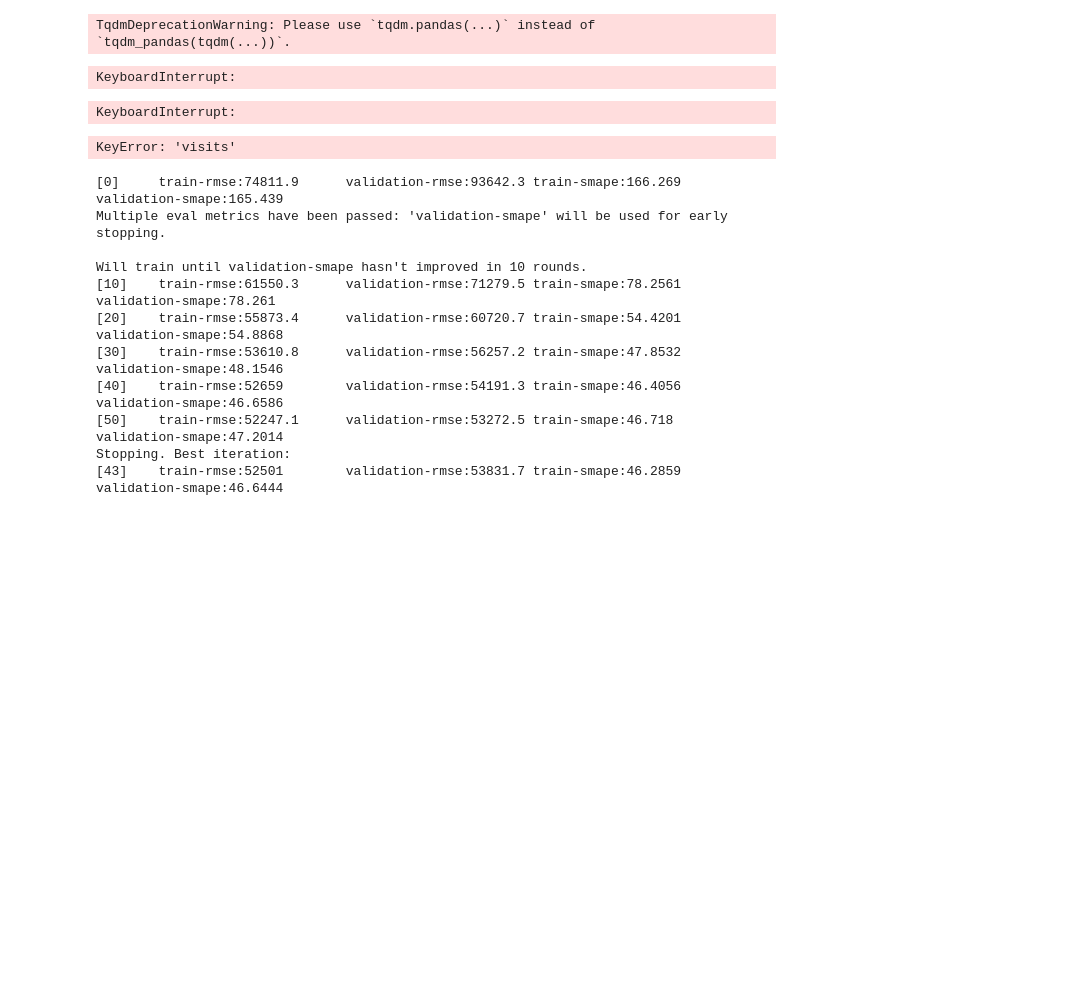
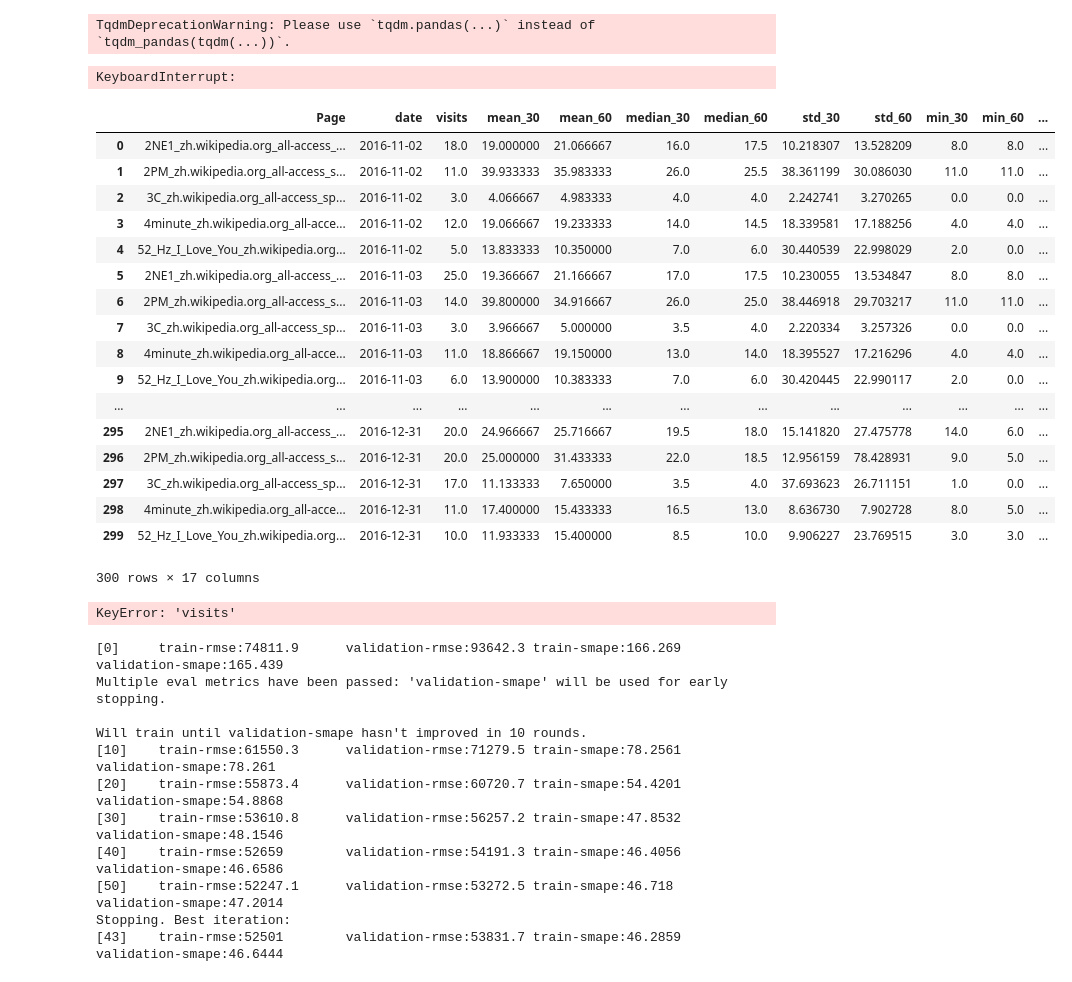
Before and after one commit to shubh24/web_traffic_prediction, a Jupyter notebook: explore.ipynb, the cells around one changed output. Drawn from its saved outputs; the diff is of its cells as text; code cells hidden in the pictures; blank space fills up the shorter version.

Commit message:
overall mean/median working. not tested yet

```diff
--- a/explore.ipynb
+++ b/explore.ipynb
@@ -43,9 +58,15 @@ def get_max(row, last_n_days, rows_to_consider):
 # %%
-def get_mean_overall(row):
-    return pd.Series(pd.Series(row)[1:].mean()).repeat(60)
+def get_mean_overall(row, rows_to_consider, is_it_train):
+    if is_it_train == 1:
+        return pd.Series(pd.Series(row)[1:].mean()).repeat(-1*rows_to_consider)
+    else:
+        return pd.Series(pd.Series(row)[1:].mean()).repeat(len(row) - rows_to_consider)
 # %%
-def get_median_overall(row):
-    return pd.Series(pd.Series(row)[1:].median()).repeat(60)
+def get_median_overall(row, rows_to_consider, is_it_train):
+    if is_it_train == 1:
+        return pd.Series(pd.Series(row)[1:].median()).repeat(-1*rows_to_consider)
+    else:
+        return pd.Series(pd.Series(row)[1:].median()).repeat(len(row) - rows_to_consider)
 # %%
 # def get_mean_diff(row, last_n_days):
 #     return pd.Series(pd.rolling_mean(np.diff(pd.Series(row)), window = last_n_days))
@@ -93,43 +108,33 @@ def get_long_stats(func_type, df, df_melt, rows_to_consider, last_n_days = None)
 # %%
 def generate_train_melt(train):
 
-#     train_melt = pd.read_csv("train_feats.csv")
-
-#     Commented because these features are already generated
     train_melt = pd.melt(pd.concat([train.Page,
                                     train.iloc[:, -60:]],
                                     axis = 1),
                                     id_vars=['Page'],
                                     var_name="date", value_name="visits")
 
-#     train_melt = get_long_stats("mean", train, train_melt, 7)
-    train_melt = get_long_stats("mean", train, train_melt, rows_to_consider=-60, last_n_days=30)
-    train_melt = get_long_stats("mean", train, train_melt, rows_to_consider=-60, last_n_days=60)
+    train_melt = get_long_stats("mean", train, train_melt, rows_to_consider=-60, is_it_train = 1, last_n_days=30)
+    train_melt = get_long_stats("mean", train, train_melt, rows_to_consider=-60, is_it_train = 1, last_n_days=60)
 
-#     train_melt = get_long_stats("median", train, train_melt, 7)
-    train_melt = get_long_stats("median", train, train_melt, rows_to_consider=-60, last_n_days=30)
-    train_melt = get_long_stats("median", train, train_melt, rows_to_consider=-60, last_n_days=60)
+    train_melt = get_long_stats("median", train, train_melt, rows_to_consider=-60, is_it_train = 1, last_n_days=30)
+    train_melt = get_long_stats("median", train, train_melt, rows_to_consider=-60, is_it_train = 1, last_n_days=60)
 
-    train_melt = get_long_stats("std", train, train_melt, rows_to_consider=-60, last_n_days=30)
-    train_melt = get_long_stats("std", train, train_melt, rows_to_consider=-60, last_n_days=60)
+    train_melt = get_long_stats("std", train, train_melt, rows_to_consider=-60, is_it_train = 1, last_n_days=30)
+    train_melt = get_long_stats("std", train, train_melt, rows_to_consider=-60, is_it_train = 1, last_n_days=60)
 
-    train_melt = get_long_stats("min", train, train_melt, rows_to_consider=-60, last_n_days=30)
-    train_melt = get_long_stats("min", train, train_melt, rows_to_consider=-60, last_n_days=60)
+    train_melt = get_long_stats("min", train, train_melt, rows_to_consider=-60, is_it_train = 1, last_n_days=30)
+    train_melt = get_long_stats("min", train, train_melt, rows_to_consider=-60, is_it_train = 1, last_n_days=60)
 
-    train_melt = get_long_stats("max", train, train_melt, rows_to_consider=-60, last_n_days=30)
-    train_melt = get_long_stats("max", train, train_melt, rows_to_consider=-60, last_n_days=60)
+    train_melt = get_long_stats("max", train, train_melt, rows_to_consider=-60, is_it_train = 1, last_n_days=30)
+    train_melt = get_long_stats("max", train, train_melt, rows_to_consider=-60, is_it_train = 1, last_n_days=60)
 
-    train_melt = get_long_stats("mean_overall", train, train_melt, rows_to_consider=-60, last_n_days=60)
-    train_melt = get_long_stats("median_overall", train, train_melt, rows_to_consider=-60, last_n_days=60)
+    train_melt = get_long_stats("mean_overall", train, train_melt, rows_to_consider=-60, is_it_train = 1, last_n_days=60)
+    train_melt = get_long_stats("median_overall", train, train_melt, rows_to_consider=-60, is_it_train = 1, last_n_days=60)
 
-#     train_melt = get_long_stats("mean_diff", train, train_melt, 7)
-#     train_melt = get_long_stats("last_day_visits", train, train_melt)
 
     train_melt["date_num"] = train_melt.apply(get_date, axis = 1)
     train_melt["weekday"] = train_melt.apply(get_weekday, axis = 1)
-
-    # Columns i am not using
-    # train_melt["month"] = train_melt.progress_apply(get_month, axis = 1)
 
     return train_melt
 
@@ -151,37 +156,54 @@ def get_lang_features(train_melt):
 def get_weekday_features(train_melt):
 
     weekday_page_melt = train_melt[["weekday", "Page", "visits"]]
 
     weekday_mean_feats = pd.DataFrame(weekday_page_melt.groupby(["weekday", "Page"], as_index = False).aggregate(np.mean))
     weekday_mean_feats.columns = ["weekday", "Page", "weekday_mean_visits"]
 
     weekday_median_feats = pd.DataFrame(weekday_page_melt.groupby(["weekday", "Page"], as_index = False).aggregate(np.median))
     weekday_median_feats.columns = ["weekday", "Page", "weekday_median_visits"]
 
     weekday_feats = pd.merge(weekday_mean_feats, weekday_median_feats, on = ["weekday", "Page"])
 
     train_melt = pd.merge(train_melt, weekday_feats, on = ["weekday", "Page"])
 
     return train_melt
 
 # def get_lang_mean(train_melt):
 
 #     language_page_melt = train_melt[["language", "date", "visits"]]
 
 #     language_feats = pd.DataFrame(language_page_melt.groupby(["language", "date"], as_index = False).aggregate(np.mean))
 
 #     language_feats.columns = ["language", "date", "lang_mean_visits"]
 
 #     train_melt = pd.merge(train_melt, language_feats, on = ["language", "date"])
 
 #     return train_melt
 
 train_melt = generate_train_melt(train)
-# train_melt = get_lang_features(train_melt)
-# train_melt = get_weekday_features(train_melt)
-# train_melt.to_csv("train_feats.csv", index = False)
+train_melt = get_lang_features(train_melt)
+train_melt = get_weekday_features(train_melt)
+train_melt.to_csv("train_feats.csv", index = False)
 # %% [output]
+|  | Page | date | visits | mean_30 | mean_60 | median_30 | median_60 | std_30 | std_60 | min_30 | min_60 | ... |
+| 0 | 2NE1_zh.wikipedia.org_all-access_... | 2016-11-02 | 18.0 | 19.000000 | 21.066667 | 16.0 | 17.5 | 10.218307 | 13.528209 | 8.0 | 8.0 | ... |
+| 1 | 2PM_zh.wikipedia.org_all-access_s... | 2016-11-02 | 11.0 | 39.933333 | 35.983333 | 26.0 | 25.5 | 38.361199 | 30.086030 | 11.0 | 11.0 | ... |
+| 2 | 3C_zh.wikipedia.org_all-access_sp... | 2016-11-02 | 3.0 | 4.066667 | 4.983333 | 4.0 | 4.0 | 2.242741 | 3.270265 | 0.0 | 0.0 | ... |
+| 3 | 4minute_zh.wikipedia.org_all-acce... | 2016-11-02 | 12.0 | 19.066667 | 19.233333 | 14.0 | 14.5 | 18.339581 | 17.188256 | 4.0 | 4.0 | ... |
+| 4 | 52_Hz_I_Love_You_zh.wikipedia.org... | 2016-11-02 | 5.0 | 13.833333 | 10.350000 | 7.0 | 6.0 | 30.440539 | 22.998029 | 2.0 | 0.0 | ... |
+| 5 | 2NE1_zh.wikipedia.org_all-access_... | 2016-11-03 | 25.0 | 19.366667 | 21.166667 | 17.0 | 17.5 | 10.230055 | 13.534847 | 8.0 | 8.0 | ... |
+| 6 | 2PM_zh.wikipedia.org_all-access_s... | 2016-11-03 | 14.0 | 39.800000 | 34.916667 | 26.0 | 25.0 | 38.446918 | 29.703217 | 11.0 | 11.0 | ... |
+| 7 | 3C_zh.wikipedia.org_all-access_sp... | 2016-11-03 | 3.0 | 3.966667 | 5.000000 | 3.5 | 4.0 | 2.220334 | 3.257326 | 0.0 | 0.0 | ... |
+| 8 | 4minute_zh.wikipedia.org_all-acce... | 2016-11-03 | 11.0 | 18.866667 | 19.150000 | 13.0 | 14.0 | 18.395527 | 17.216296 | 4.0 | 4.0 | ... |
+| 9 | 52_Hz_I_Love_You_zh.wikipedia.org... | 2016-11-03 | 6.0 | 13.900000 | 10.383333 | 7.0 | 6.0 | 30.420445 | 22.990117 | 2.0 | 0.0 | ... |
+| ... | ... | ... | ... | ... | ... | ... | ... | ... | ... | ... | ... | ... |
+| 295 | 2NE1_zh.wikipedia.org_all-access_... | 2016-12-31 | 20.0 | 24.966667 | 25.716667 | 19.5 | 18.0 | 15.141820 | 27.475778 | 14.0 | 6.0 | ... |
+| 296 | 2PM_zh.wikipedia.org_all-access_s... | 2016-12-31 | 20.0 | 25.000000 | 31.433333 | 22.0 | 18.5 | 12.956159 | 78.428931 | 9.0 | 5.0 | ... |
+| 297 | 3C_zh.wikipedia.org_all-access_sp... | 2016-12-31 | 17.0 | 11.133333 | 7.650000 | 3.5 | 4.0 | 37.693623 | 26.711151 | 1.0 | 0.0 | ... |
+| 298 | 4minute_zh.wikipedia.org_all-acce... | 2016-12-31 | 11.0 | 17.400000 | 15.433333 | 16.5 | 13.0 | 8.636730 | 7.902728 | 8.0 | 5.0 | ... |
+| 299 | 52_Hz_I_Love_You_zh.wikipedia.org... | 2016-12-31 | 10.0 | 11.933333 | 15.400000 | 8.5 | 10.0 | 9.906227 | 23.769515 | 3.0 | 3.0 | ... |
-KeyboardInterrupt:
+300 rows × 17 columns
 # %%
 def get_source(row):
     return row.Page.split["."][-1].split("_")[-1]
```
Also changed, not shown: parts of 18 cells of this notebook.
